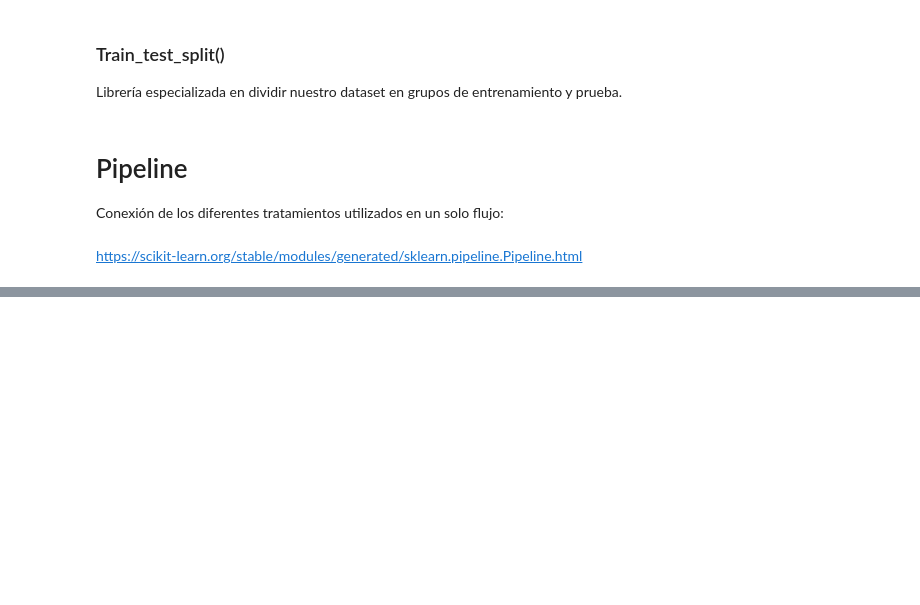
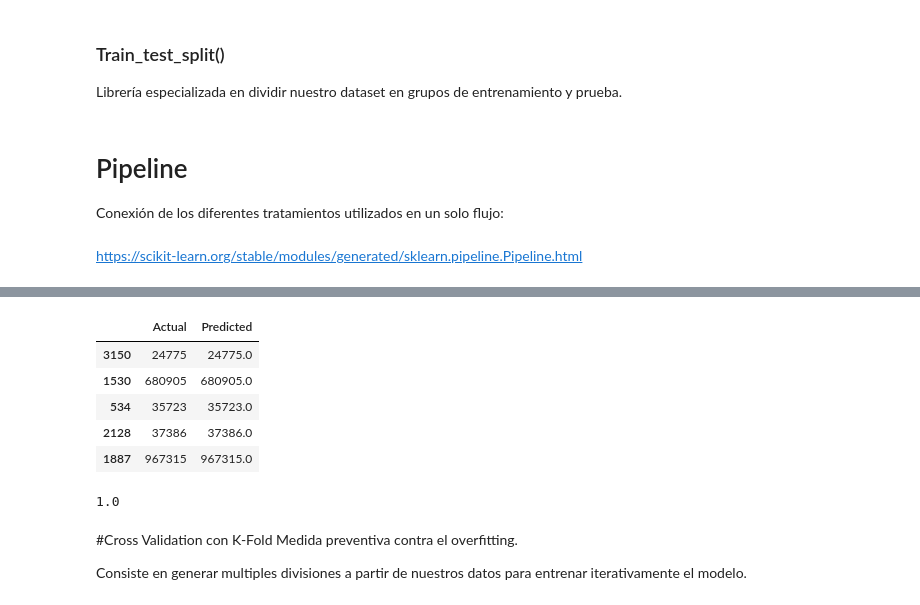
Before and after one commit to CristinaHermar/apuntes, a Jupyter notebook: 49. WorkflowML_&_FeatureEngineering.ipynb, the cells around one changed output, grey strips where cells are left out. Saved outputs shown, nothing was run; the diff lists cells and outputs as text; code cells hidden in the pictures; blank space fills up the shorter version.

```diff
--- a/49. WorkflowML_&_FeatureEngineering.ipynb
+++ b/49. WorkflowML_&_FeatureEngineering.ipynb
@@ -903,0 +1028,2 @@ El dataset está listo
+# %%
+X_train, x_test, y_train, y_test = train_test_split(X, y, test_size = .25)
@@ -903,0 +1033,4 @@ El dataset está listo
+# %%
+linreg = LinearRegression()
+# %%
+linreg.fit(X_train,y_train)
@@ -903,0 +1059,24 @@ El dataset está listo
+# %%
+y_pred = linreg.predict(x_test) #es .predict porque es modelo de regresión , en los de arriba era .transform
+# %%
+df_predicted = pd.DataFrame({'Actual':y_test,'Predicted':y_pred})
+df_predicted.head(5)
+#es aquí donde podemos ver que puede o no estar overfitted, pero en este caso es igual...
+#así que lo corrimos mal, ni siquiera es overfitted
+# %% [output]
+|  | Actual | Predicted |
+| 3150 | 24775 | 24775.0 |
+| 1530 | 680905 | 680905.0 |
+| 534 | 35723 | 35723.0 |
+| 2128 | 37386 | 37386.0 |
+| 1887 | 967315 | 967315.0 |
+# %%
+r2_score(y_test,y_pred)
+# %% [output]
+1.0
+# %% [markdown]
+#Cross Validation con K-Fold
+Medida preventiva contra el overfitting.
+
+
+Consiste en generar multiples divisiones a partir de nuestros datos para entrenar iterativamente el modelo.
```
Also changed, not shown: parts of 70 cells of this notebook, 1 other file.
